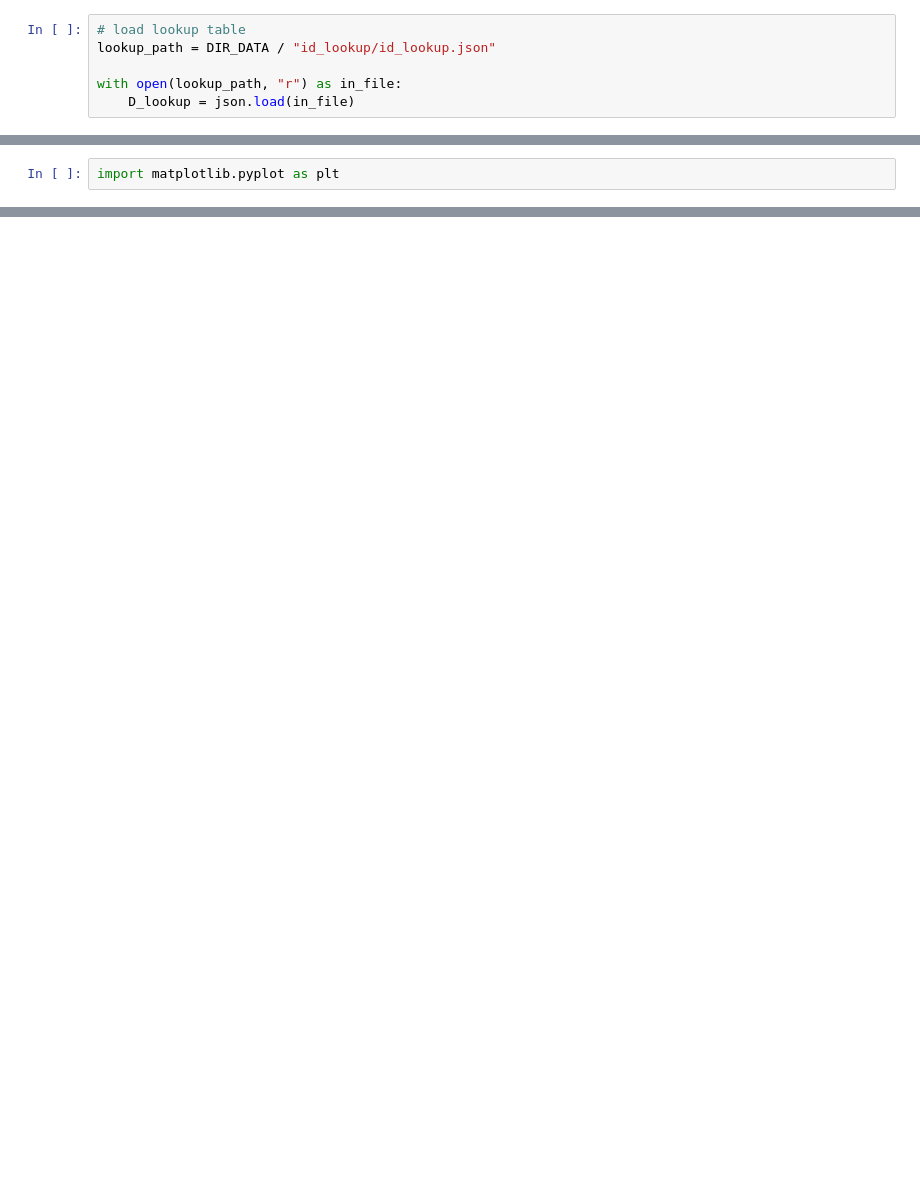
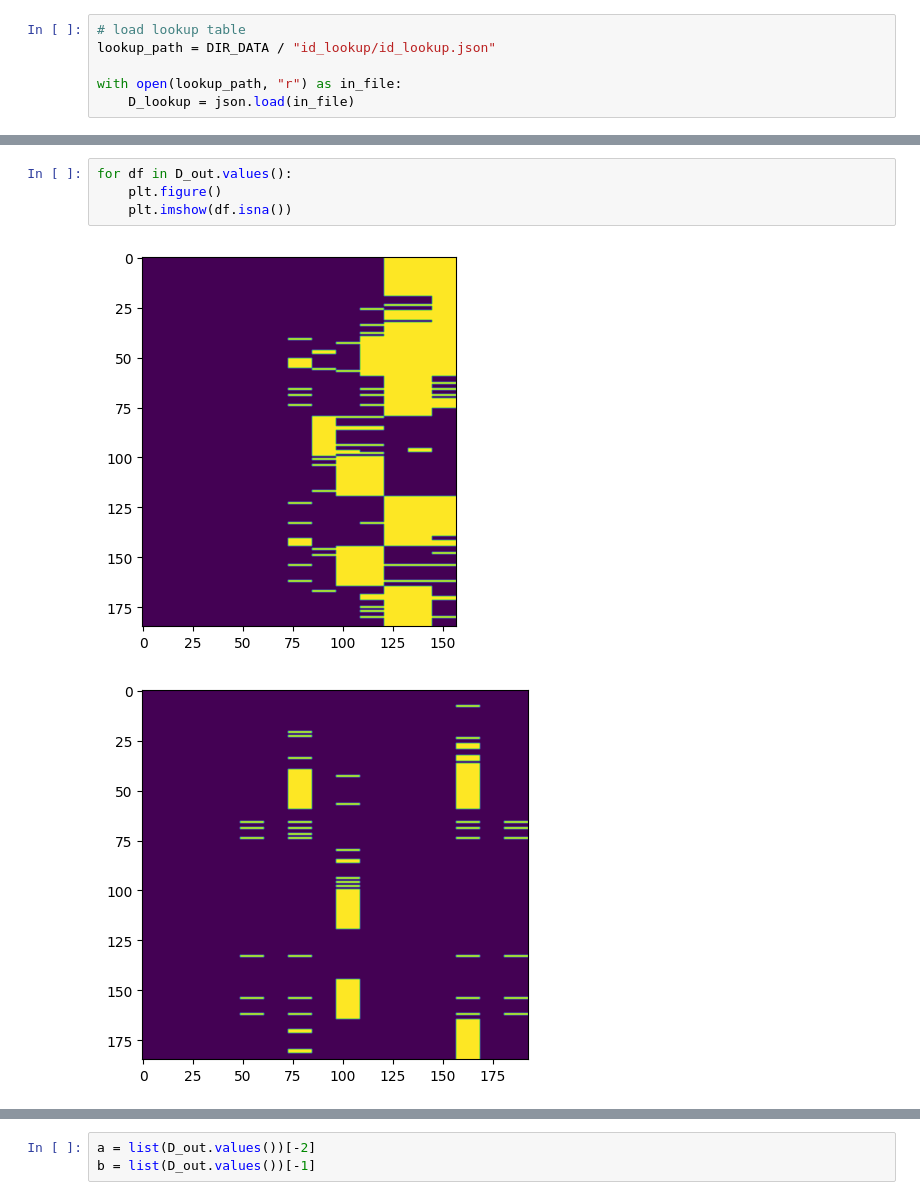
Before and after one commit to FinleyGibson/greensight, a Jupyter notebook: notebooks/sandbox/03_data_unification.ipynb, the cells around one changed output, grey strips where cells are left out. Saved outputs shown, nothing was run; the diff lists cells and outputs as text; blank space fills up the shorter version.

```diff
--- a/notebooks/sandbox/03_data_unification.ipynb
+++ b/notebooks/sandbox/03_data_unification.ipynb
@@ -123,2 +38,7 @@ plt.matshow(df_year.isna())
-# %%
-import matplotlib.pyplot as plt
+# %%
+for df in D_out.values():
+    plt.figure()
+    plt.imshow(df.isna())
+# %% [output]
+[figure, added]
+[figure, added]
@@ -124,0 +50,3 @@ import matplotlib.pyplot as plt
+# %%
+a = list(D_out.values())[-2]
+b = list(D_out.values())[-1]
```
Also changed, not shown: parts of 28 cells of this notebook, 5 other files.
